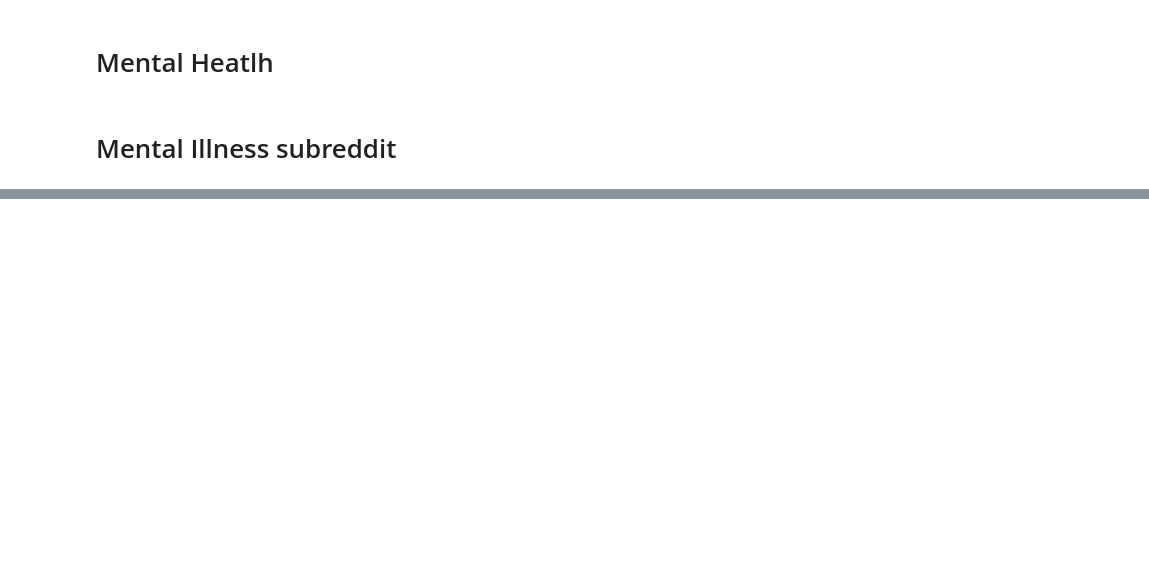
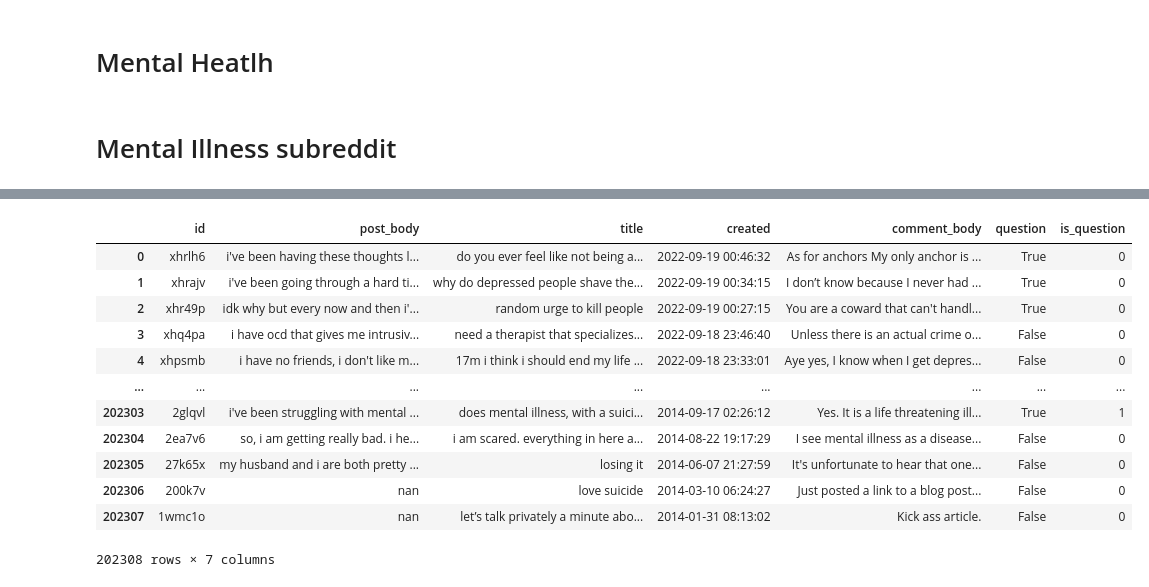
Before and after one commit to yuliyaselevich/GPT2_mental_health_advice_chatbot, a Jupyter notebook: Notebooks/Capstone3_DataWrangling_EDA.ipynb, the cells around one changed output, grey strips where cells are left out. Drawn from its saved outputs; the diff is of its cells as text; code cells hidden in the pictures; blank space fills up the shorter version.

```diff
--- a/Notebooks/Capstone3_DataWrangling_EDA.ipynb
+++ b/Notebooks/Capstone3_DataWrangling_EDA.ipynb
@@ -186,0 +197,3 @@ memory usage: 2.7+ MB
+# %%
+all_data.rename(columns = {'body':'comment_body'},inplace=True)
+all_data.head()
@@ -186,0 +209,18 @@ memory usage: 2.7+ MB
+# %%
+question_words = ["what", "why", "when", "where", "name", "is", "how", "do", "does",
+                  "which", "are", "could", "would", "should", "has", "have", "whom",
+                  "whose", "don't",'am','can',"do i", "do you", "what", "who", "is it",
+                  "why","would you", "how","is there","are there", "is it so", "is this true" ,
+                  "to know", "is that true", "are we", "am i", "question is", "tell me more",
+                  "can i", "can we", "tell me", "can you explain","didn't","doesn't","haven't","isn't","aren't","can't","couldn't","wouldn't","won't","shouldn't"]
+
+def is_question(text):
+    question = text.lower()
+    question = word_tokenize(question)
+    if any(x in question[0] for x in question_words):
+        res = True
+    else:
+        res = False
+    return res
+# %%
+all_data['question'] = all_data.title.apply(is_question)
@@ -186,0 +328,18 @@ memory usage: 2.7+ MB
+# %%
+all_data['is_question'] = all_data['title'].apply(isQ.predict_question)
+# %%
+all_data
+# %% [output]
+|  | id | post_body | title | created | comment_body | question | is_question |
+| 0 | xhrlh6 | i've been having these thoughts l... | do you ever feel like not being a... | 2022-09-19 00:46:32 | As for anchors My only anchor is ... | True | 0 |
+| 1 | xhrajv | i've been going through a hard ti... | why do depressed people shave the... | 2022-09-19 00:34:15 | I don’t know because I never had ... | True | 0 |
+| 2 | xhr49p | idk why but every now and then i'... | random urge to kill people | 2022-09-19 00:27:15 | You are a coward that can't handl... | True | 0 |
+| 3 | xhq4pa | i have ocd that gives me intrusiv... | need a therapist that specializes... | 2022-09-18 23:46:40 | Unless there is an actual crime o... | False | 0 |
+| 4 | xhpsmb | i have no friends, i don't like m... | 17m i think i should end my life ... | 2022-09-18 23:33:01 | Aye yes, I know when I get depres... | False | 0 |
+| ... | ... | ... | ... | ... | ... | ... | ... |
+| 202303 | 2glqvl | i've been struggling with mental ... | does mental illness, with a suici... | 2014-09-17 02:26:12 | Yes. It is a life threatening ill... | True | 1 |
+| 202304 | 2ea7v6 | so, i am getting really bad. i he... | i am scared. everything in here a... | 2014-08-22 19:17:29 | I see mental illness as a disease... | False | 0 |
+| 202305 | 27k65x | my husband and i are both pretty ... | losing it | 2014-06-07 21:27:59 | It's unfortunate to hear that one... | False | 0 |
+| 202306 | 200k7v | nan | love suicide | 2014-03-10 06:24:27 | Just posted a link to a blog post... | False | 0 |
+| 202307 | 1wmc1o | nan | let’s talk privately a minute abo... | 2014-01-31 08:13:02 | Kick ass article. | False | 0 |
+202308 rows × 7 columns
```
Also changed, not shown: parts of 53 cells of this notebook.
